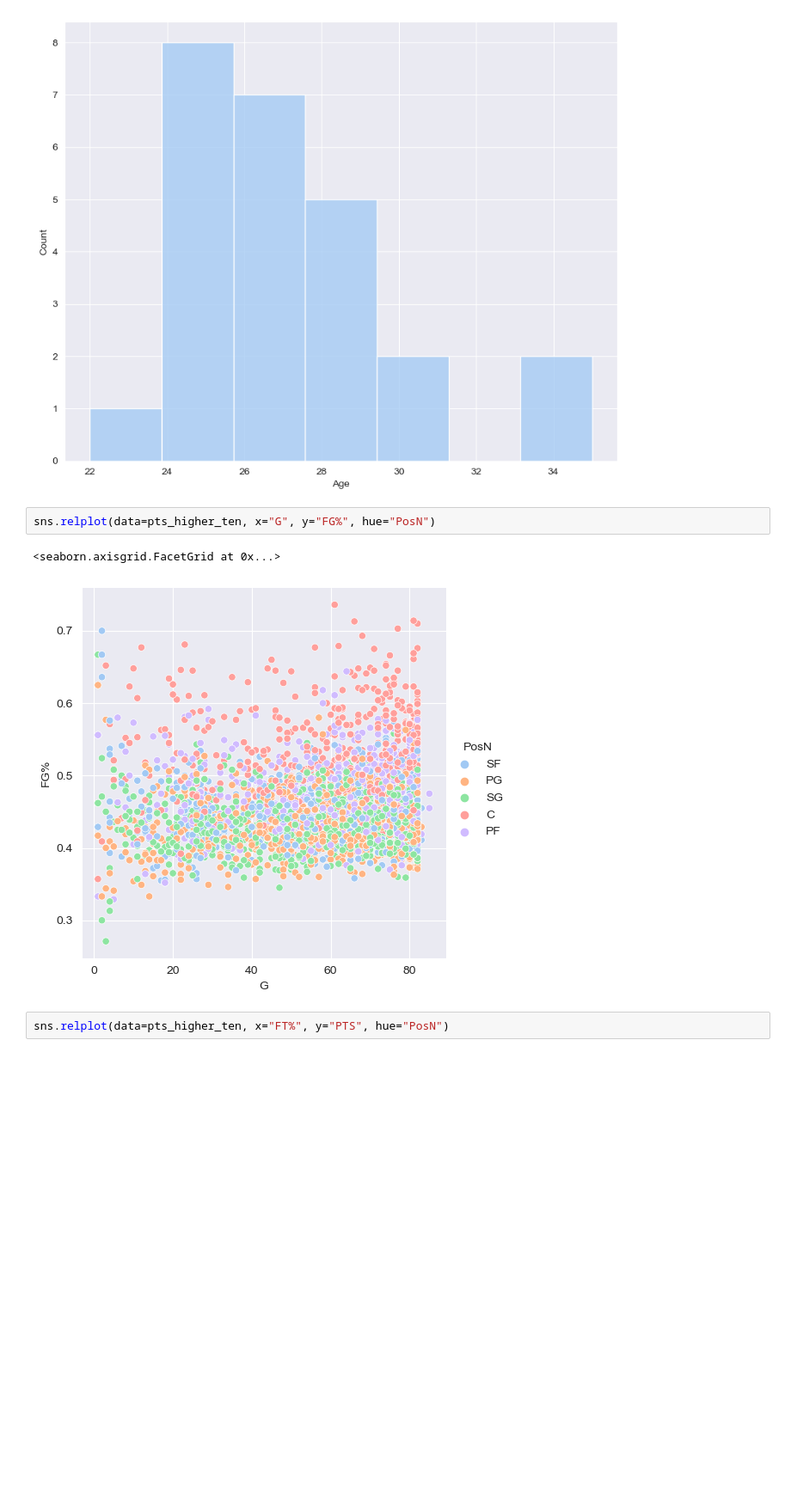
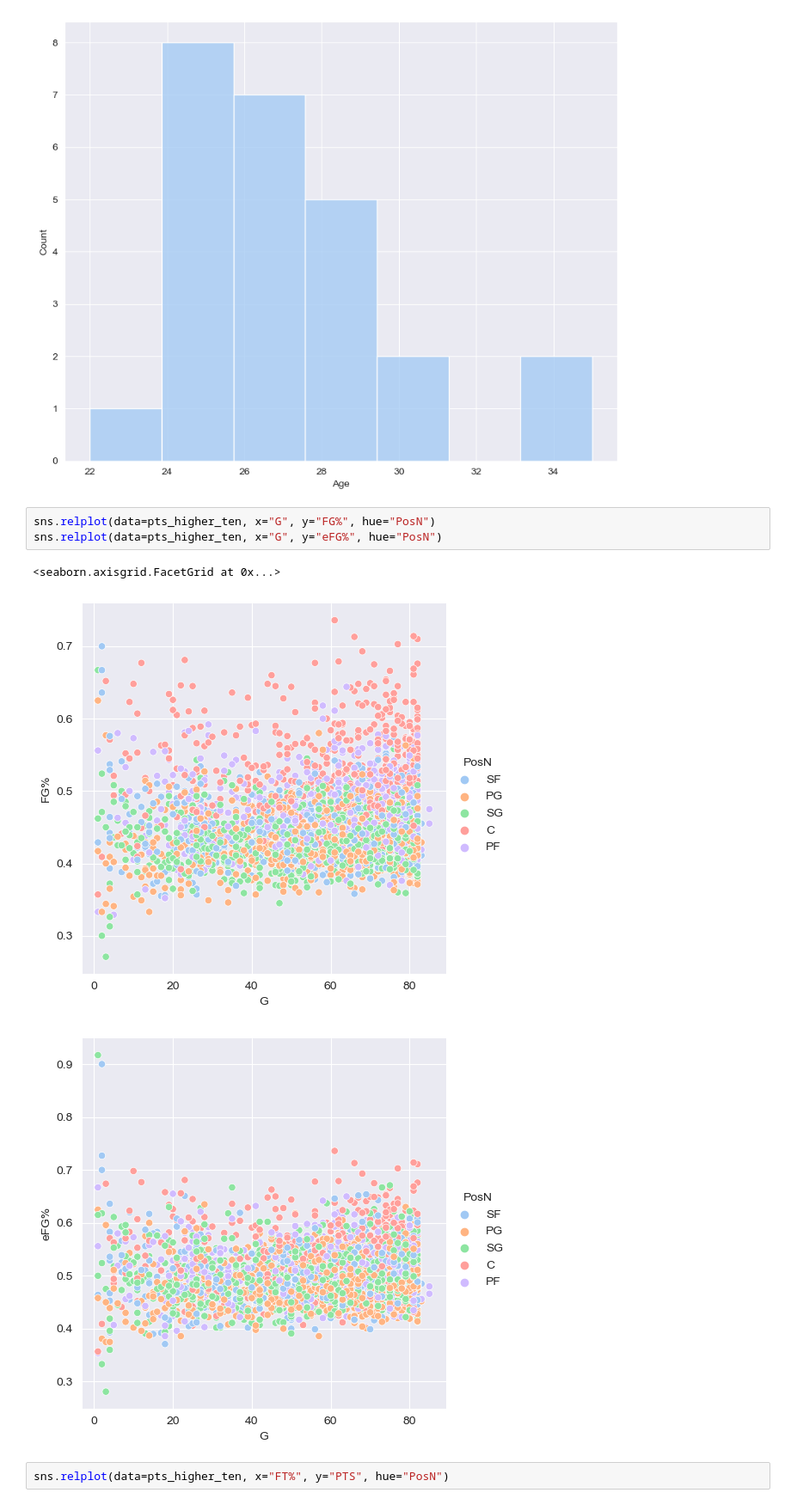
Before and after one commit to oliverpk2000/dsai-basketball, a Jupyter notebook: dsai-basketball.ipynb, the cells around one changed output. Shown: that part at 86% size. Drawn from its saved outputs; the diff is of its cells as text; blank space fills up the shorter version.

```diff
--- a/dsai-basketball.ipynb
+++ b/dsai-basketball.ipynb
@@ -44,9 +44,11 @@ sns.histplot(data=mvp, x="Age")
 [figure]
 # %%
 sns.relplot(data=pts_higher_ten, x="G", y="FG%", hue="PosN")
+sns.relplot(data=pts_higher_ten, x="G", y="eFG%", hue="PosN")
 # %% [output]
 <seaborn.axisgrid.FacetGrid at 0x...>
 [figure]
+[figure, added]
 # %%
 sns.relplot(data=pts_higher_ten, x="FT%", y="PTS", hue="PosN")
 # %% [output]
```
Also changed, not shown: parts of 5 cells of this notebook.
